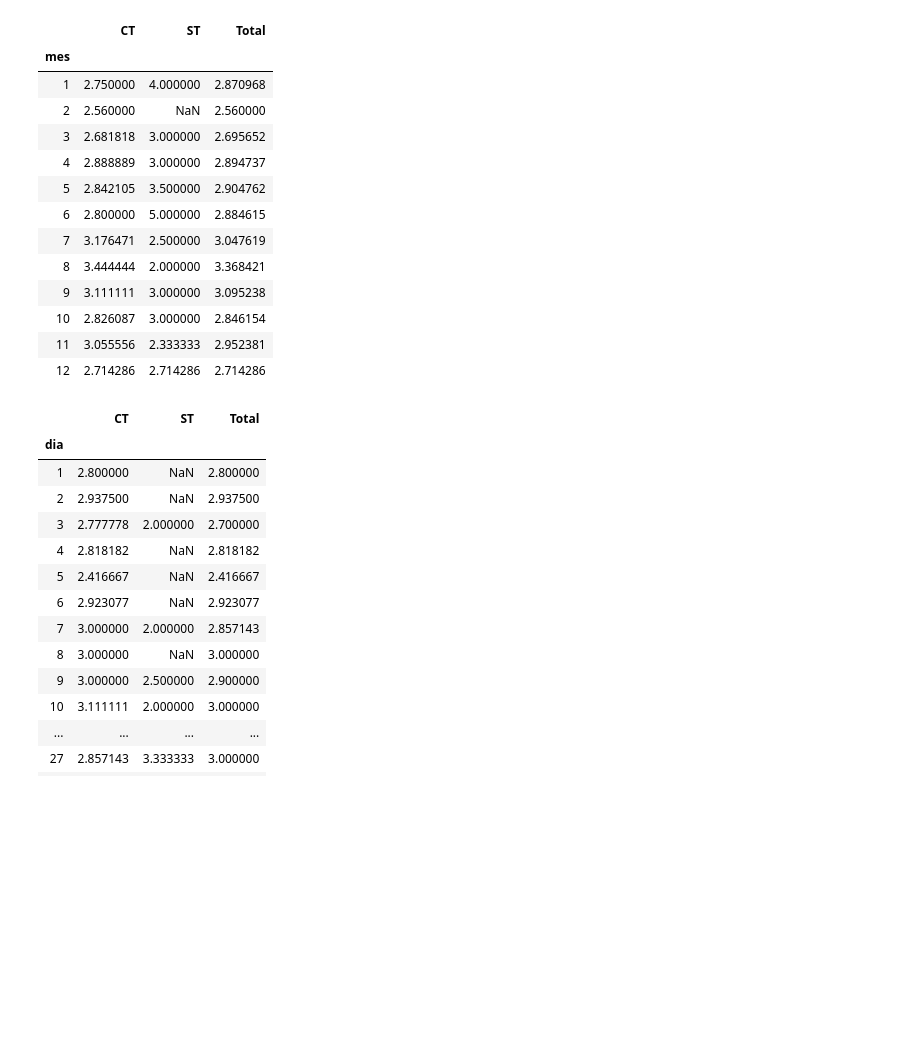
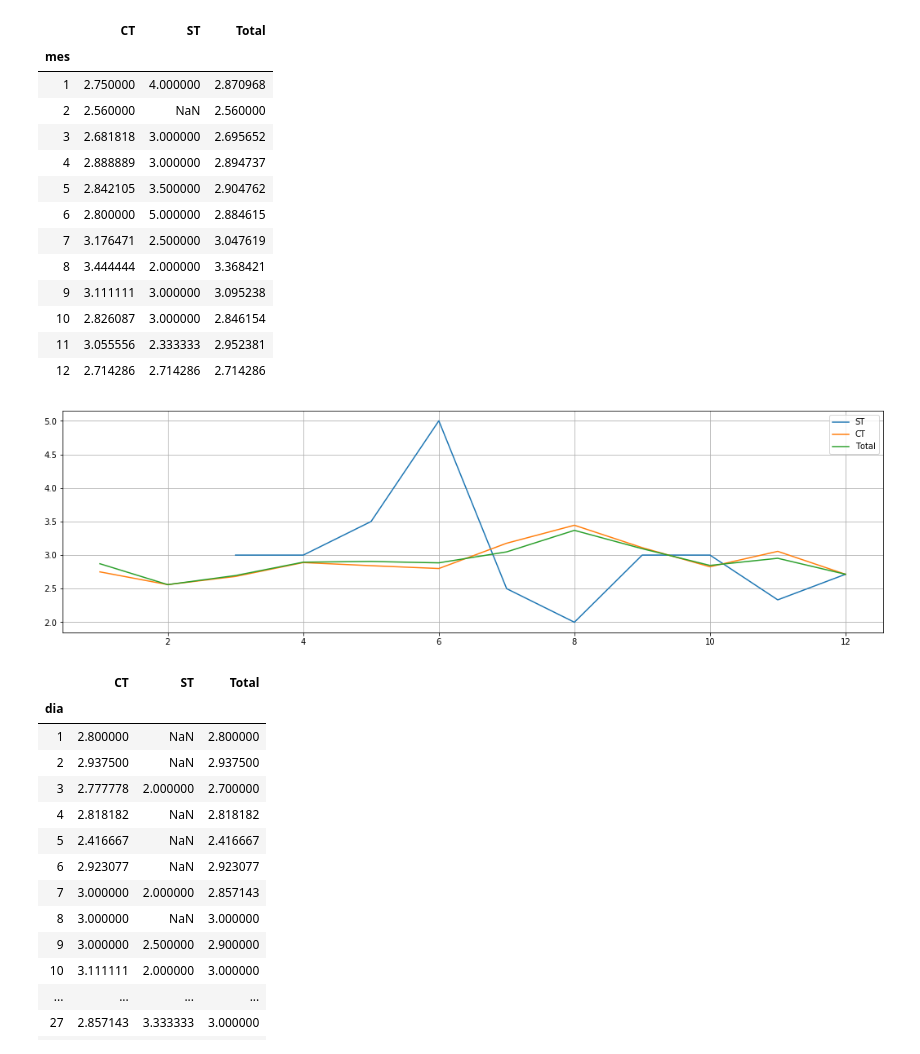
Before and after one commit to jcalheir/efc_slotss, a Jupyter notebook: slot_time/etl_jup.ipynb, the cells around one changed output. Saved outputs shown, nothing was run; the diff lists cells and outputs as text; code cells hidden in the pictures; blank space fills up the shorter version.

Commit message:
Added plots

```diff
--- a/slot_time/etl_jup.ipynb
+++ b/slot_time/etl_jup.ipynb
@@ -116,11 +116,13 @@ pd.DataFrame({
 # %%
 #Média por Tipo agrupada por mês
 
-pd.concat(
+df_med_mes = pd.concat(
     [data[data['Tipo']=='CT'].groupby('mes')['Duraçao'].mean().rename('CT')
     ,data[data['Tipo']=='ST'].groupby('mes')['Duraçao'].mean().rename('ST'),
     data.groupby('mes')['Duraçao'].mean().rename('Total')]
     ,axis=1)
+
+df_med_mes
 # %% [output]
 |  | CT | ST | Total |
 | mes |  |  |  |
@@ -136,6 +138,16 @@ pd.concat(
 | 10 | 2.826087 | 3.000000 | 2.846154 |
 | 11 | 3.055556 | 2.333333 | 2.952381 |
 | 12 | 2.714286 | 2.714286 | 2.714286 |
+# %%
+plt.plot(df_med_mes['ST'], label='ST')
+plt.plot(df_med_mes['CT'], label='CT')
+plt.plot(df_med_mes['Total'], label='Total')
+plt.legend()
+plt.grid()
+fit = plt.gcf()
+fit.set_size_inches(18,5)
+# %% [output]
+[figure, added]
 # %%
 #Média por Tipo agrupada por dia
 
```
Also changed, not shown: parts of 4 cells of this notebook.
